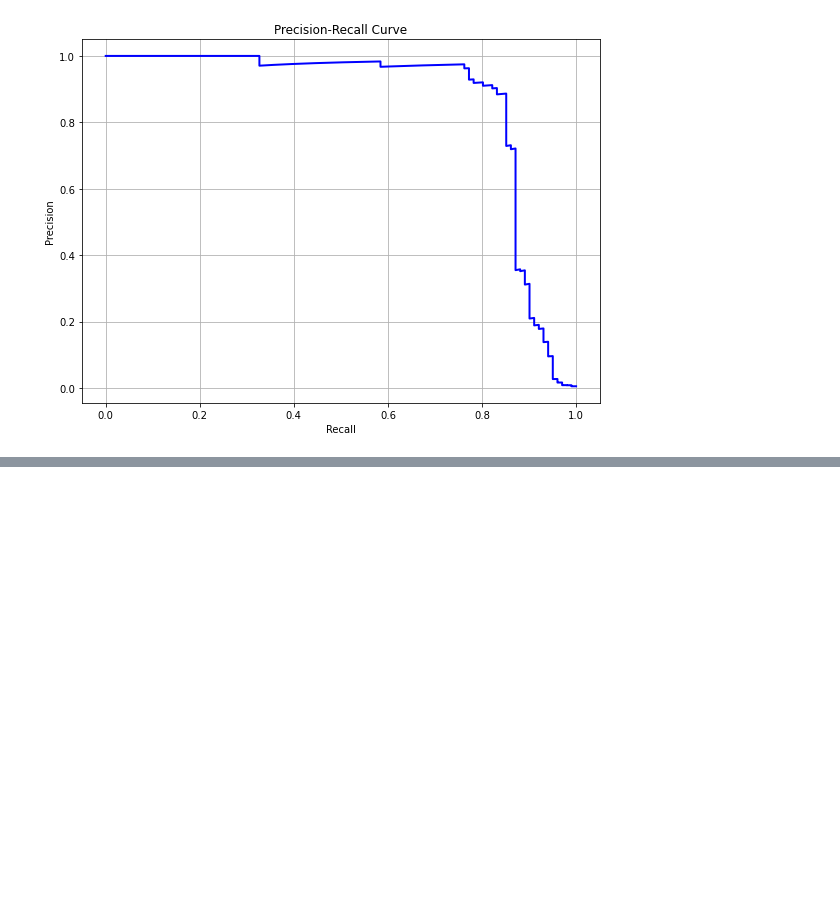
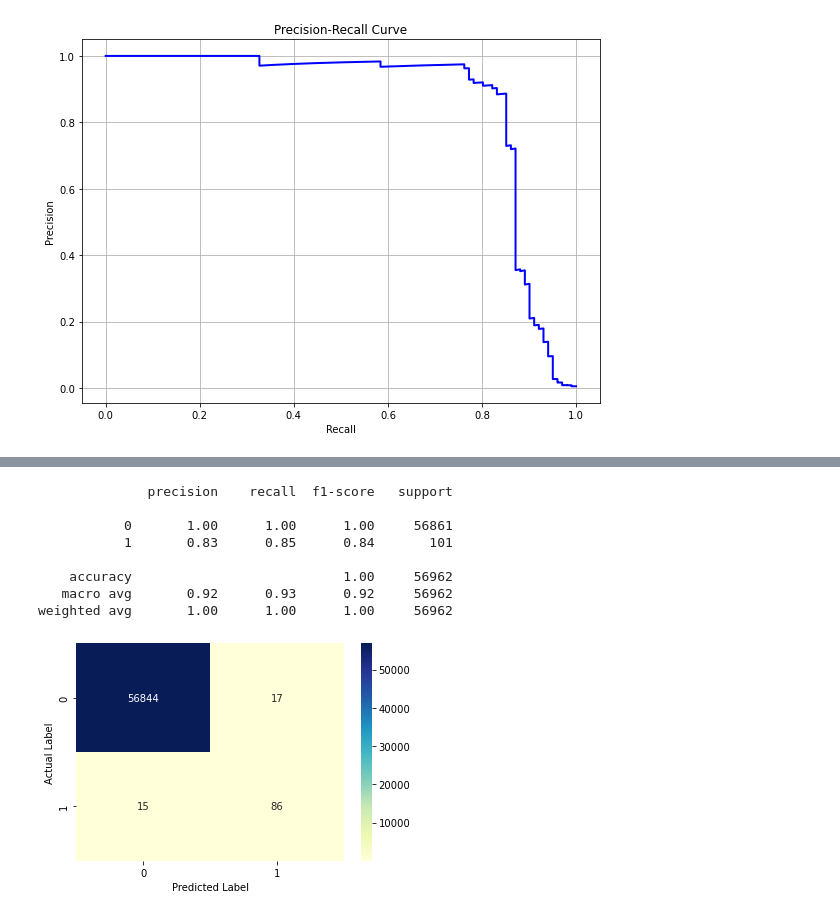
Before and after one commit to AYOCODEE/Fraud-detection, a Jupyter notebook: Fraud detection.ipynb, the cells around one changed output, grey strips where cells are left out. Drawn from its saved outputs; the diff is of its cells as text; code cells hidden in the pictures; blank space fills up the shorter version.

```diff
--- a/Fraud detection.ipynb
+++ b/Fraud detection.ipynb
@@ -231,0 +306,22 @@ plt.show()
+# %%
+import xgboost as xgb
+model = xgb.XGBClassifier(n_estimators = 5000, max_depth = 30, learning_rate = 0.01)
+model.fit(x_train_s, y_train_s)
+y_pred = model.predict(x_test)
+
+cnf_matrix = confusion_matrix(y_test, y_pred)
+sns.heatmap(pd.DataFrame(cnf_matrix), annot=True, cmap="YlGnBu", fmt='g')
+plt.ylabel('Actual Label')
+plt.xlabel('Predicted Label')
+
+print(classification_report(y_test, y_pred))
+# %% [output]
+              precision    recall  f1-score   support
+
+           0       1.00      1.00      1.00     56861
+           1       0.83      0.85      0.84       101
+
+    accuracy                           1.00     56962
+   macro avg       0.92      0.93      0.92     56962
+weighted avg       1.00      1.00      1.00     56962
+[figure, added]
```
Also changed, not shown: parts of 5 cells of this notebook.
